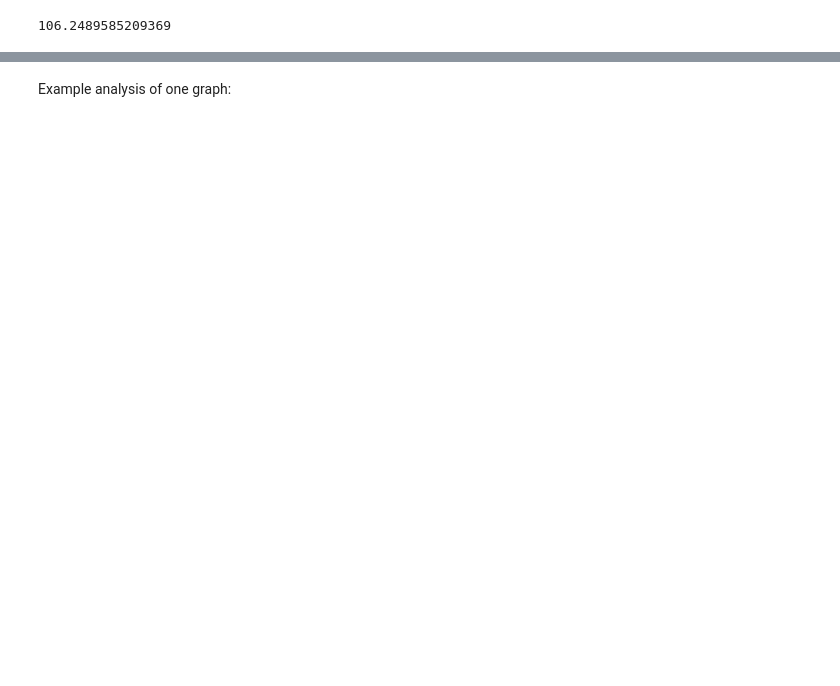
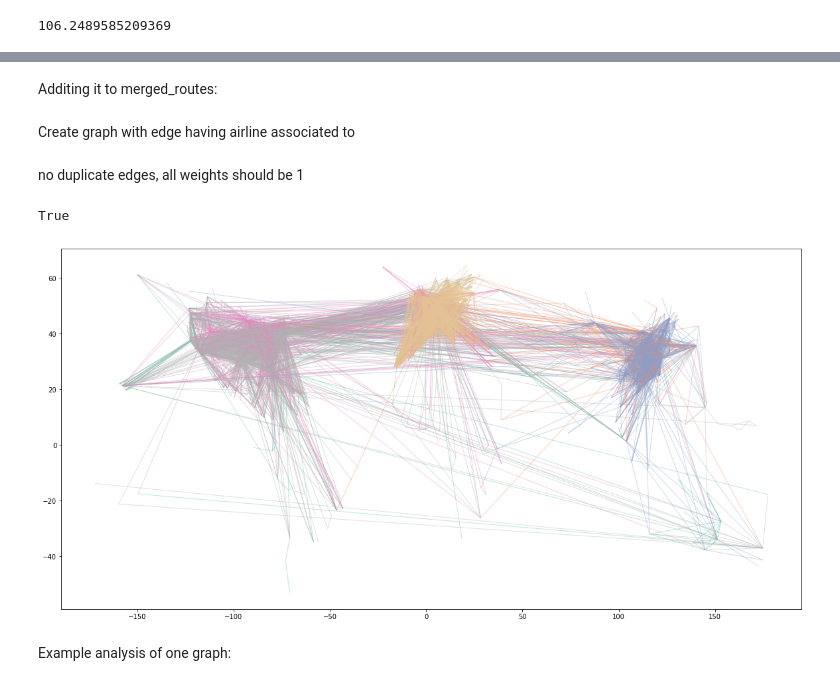
Before and after one commit to rusucosmin/ntp, a Jupyter notebook: Airline Analysis.ipynb, the cells around one changed output, grey strips where cells are left out. Cells and saved outputs as stored; diff of their text form; code cells hidden in the pictures; blank space fills up the shorter version.

```diff
--- a/Airline Analysis.ipynb
+++ b/Airline Analysis.ipynb
@@ -86,0 +162,2 @@ distance(element, element2).km
+# %% [markdown]
+Additing it to merged_routes:
@@ -87,3 +167,30 @@ distance(element, element2).km
+# %% [markdown]
+Create graph with edge having airline associated to
+# %%
+biggest = merged_routes.AirlineNbr.value_counts().head(10).index
+# %%
+Airline_Graph = nx.from_pandas_edgelist(merged_routes[merged_routes.AirlineNbr.isin(biggest)],
+                                        source='SourceAirport',
+                                        target='DestinationAirport',
+                                        edge_attr=['Country', 'Name', 'AirlineNbr', 'Distance', 'International'])
+# %% [markdown]
+no duplicate edges, all weights should be 1
+# %%
+routes_by_airline = merged_routes[['SourceAirport', 'DestinationAirport', 'Airline', 'Name']]
+routes_by_airline.drop_duplicates().shape == routes_by_airline.shape
+# %% [output]
+True
+# %%
+color_edges = list(nx.get_edge_attributes(Airline_Graph, 'AirlineNbr').values())
+# %%
+nx.set_node_attributes(Airline_Graph, location_mapping, 'Location')
+# %%
+plt.figure(figsize=(20, 10))
+nx.draw_networkx(Airline_Graph,
+                 pos=nx.get_node_attributes(Airline_Graph, 'Location'),
+                 edge_color=color_edges, edge_cmap=plt.cm.Set2, node_size=0, labels=dict(), alpha=0.4)
+# %% [output]
+[figure, added]
 # %% [markdown]
 Example analysis of one graph:
 # %%
```
Also changed, not shown: parts of 53 cells of this notebook.
